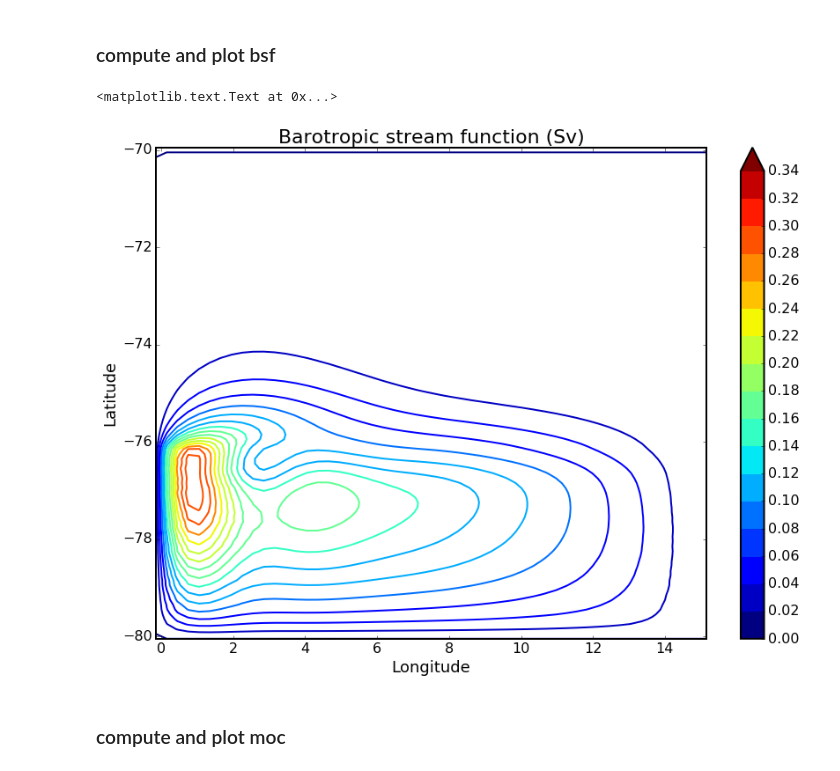
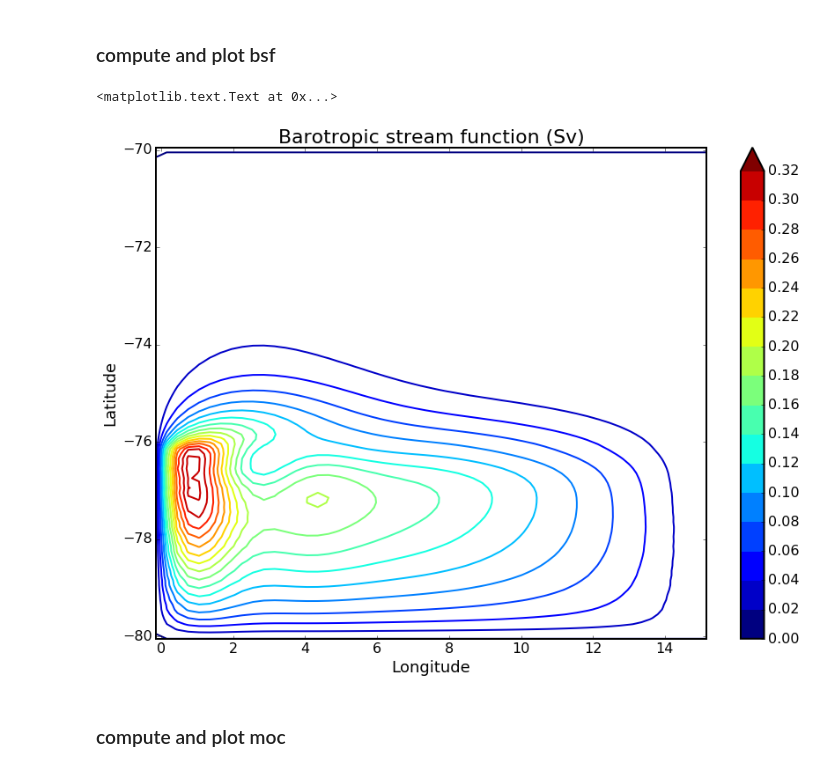
Before and after one commit to pmathiot/NEMO-test-cases, a Jupyter notebook: isomip/notebook/isomip_notebook.ipynb, the cells around one changed output. Drawn from its saved outputs; the diff is of its cells as text; code cells hidden in the pictures.

```diff
--- a/isomip/notebook/isomip_notebook.ipynb
+++ b/isomip/notebook/isomip_notebook.ipynb
@@ -81,10 +81,10 @@ ncidV = nc.Dataset('ISOMIP_1m_00010101_00301231_grid_V.nc', mode='r')
 # %%
 # compute moc, bsf and melt
 # load meridional velocity
-velV=ncidV.variables['vomecrty'][359,:,:,:]
+velV=ncidV.variables['vomecrty'][328,:,:,:]
 
 # load e3t and rebuild depth
-velV_e3v=ncidV.variables['e3v'][359,:,:,:]
+velV_e3v=ncidV.variables['e3v'][328,:,:,:]
 # %% [markdown]
 ### compute and plot bsf
 # %%
@@ -93,35 +93,35 @@ velV_bsf=np.cumsum(np.sum(velV*velV_e3v,0)*e1v,1)/1.0e6 # in Sv
 
 # plot bsf
 fig = plt.figure(figsize=(14, 10))
 
 # colorbar bar level definition
 eps = 1e-10
-lvl = np.arange(0, 0.34+eps, 0.02)
+lvl = np.arange(0, 0.32+eps, 0.02)
 cext = 'max'
 cmap = get_cmap('jet', lvl, cext)
 
 # pcolor for colorbar design
 pcol = plt.pcolor(lont2d, latt2d, velV_bsf, vmin=lvl[0], vmax=lvl[-1], cmap=cmap)
 plt.clf()
 
 # make plot
 ax = plt.gca()
 ax.contour(lont2d, latt2d, velV_bsf, levels=lvl, linewidths=2, cmap=cmap)
 plt.ylim(np.min(latt2d), np.max(latt2d))
 plt.xlim(np.min(lont2d), np.max(lont2d))
 
 # tidy up the plot (colorbar, axis ...)
 cbar= plt.colorbar(pcol, ticks=lvl, extend=cext)
 cbar.ax.tick_params(labelsize=16)
 
 plt.yticks(fontsize=16)
 plt.xticks(fontsize=16)
 plt.ylabel('Latitude', fontsize=18)
 plt.xlabel('Longitude', fontsize=18)
 plt.title('Barotropic stream function (Sv)', fontsize=22)
 # %% [output]
 <matplotlib.text.Text at 0x...>
-[figure, old version]
+[figure, new version]
 # %% [markdown]
 ### compute and plot moc
 # %%
```
Also changed, not shown: parts of 2 cells of this notebook.
